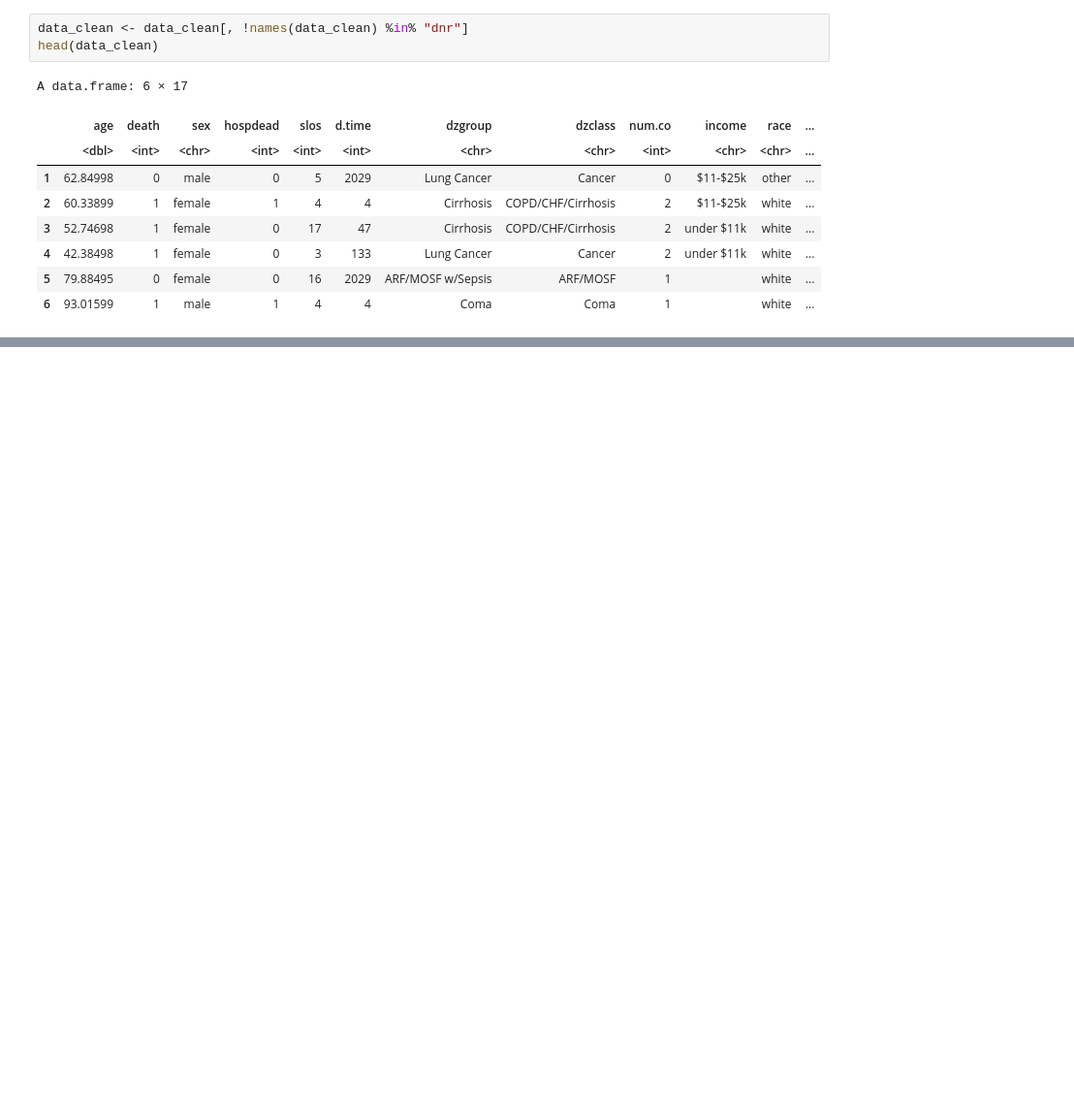
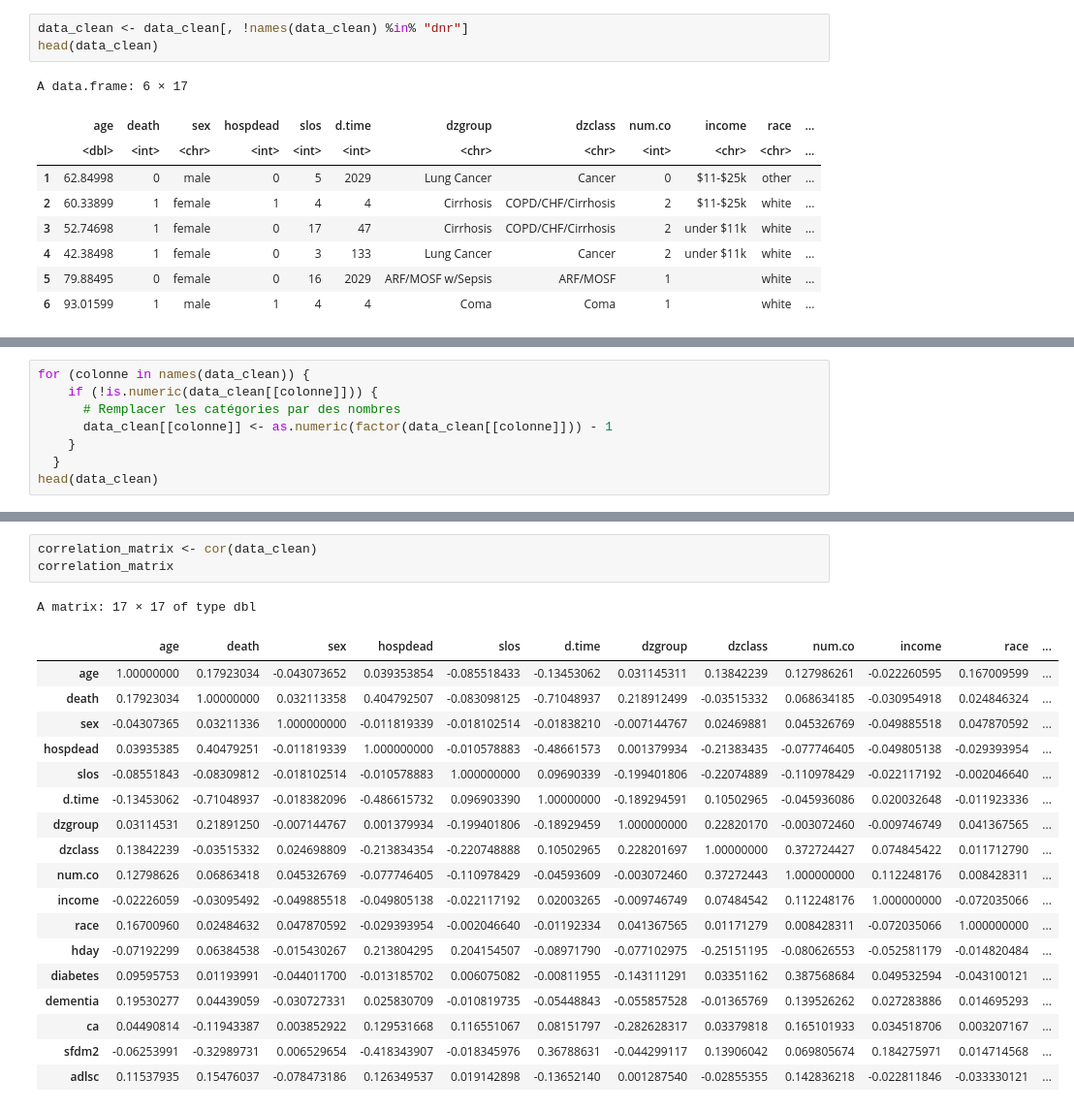
Before and after one commit to ClemouDouard/merr_project, a Jupyter notebook: src/notebook.ipynb, the cells around one changed output, grey strips where cells are left out. Shown: that part at 97% size. Saved outputs shown, nothing was run; the diff lists cells and outputs as text; blank space fills up the shorter version.

```diff
--- a/src/notebook.ipynb
+++ b/src/notebook.ipynb
@@ -159,0 +243,8 @@ A data.frame: 6 × 17
+# %%
+for (colonne in names(data_clean)) {
+    if (!is.numeric(data_clean[[colonne]])) {
+      # Remplacer les catégories par des nombres
+      data_clean[[colonne]] <- as.numeric(factor(data_clean[[colonne]])) - 1
+    }
+  }
+head(data_clean)
@@ -159,0 +284,23 @@ A data.frame: 6 × 17
+# %%
+correlation_matrix <- cor(data_clean)
+correlation_matrix
+# %% [output]
+A matrix: 17 × 17 of type dbl
+|  | age | death | sex | hospdead | slos | d.time | dzgroup | dzclass | num.co | income | race | ... |
+| age | 1.00000000 | 0.17923034 | -0.043073652 | 0.039353854 | -0.085518433 | -0.13453062 | 0.031145311 | 0.13842239 | 0.127986261 | -0.022260595 | 0.167009599 | ... |
+| death | 0.17923034 | 1.00000000 | 0.032113358 | 0.404792507 | -0.083098125 | -0.71048937 | 0.218912499 | -0.03515332 | 0.068634185 | -0.030954918 | 0.024846324 | ... |
+| sex | -0.04307365 | 0.03211336 | 1.000000000 | -0.011819339 | -0.018102514 | -0.01838210 | -0.007144767 | 0.02469881 | 0.045326769 | -0.049885518 | 0.047870592 | ... |
+| hospdead | 0.03935385 | 0.40479251 | -0.011819339 | 1.000000000 | -0.010578883 | -0.48661573 | 0.001379934 | -0.21383435 | -0.077746405 | -0.049805138 | -0.029393954 | ... |
+| slos | -0.08551843 | -0.08309812 | -0.018102514 | -0.010578883 | 1.000000000 | 0.09690339 | -0.199401806 | -0.22074889 | -0.110978429 | -0.022117192 | -0.002046640 | ... |
+| d.time | -0.13453062 | -0.71048937 | -0.018382096 | -0.486615732 | 0.096903390 | 1.00000000 | -0.189294591 | 0.10502965 | -0.045936086 | 0.020032648 | -0.011923336 | ... |
+| dzgroup | 0.03114531 | 0.21891250 | -0.007144767 | 0.001379934 | -0.199401806 | -0.18929459 | 1.000000000 | 0.22820170 | -0.003072460 | -0.009746749 | 0.041367565 | ... |
+| dzclass | 0.13842239 | -0.03515332 | 0.024698809 | -0.213834354 | -0.220748888 | 0.10502965 | 0.228201697 | 1.00000000 | 0.372724427 | 0.074845422 | 0.011712790 | ... |
+| num.co | 0.12798626 | 0.06863418 | 0.045326769 | -0.077746405 | -0.110978429 | -0.04593609 | -0.003072460 | 0.37272443 | 1.000000000 | 0.112248176 | 0.008428311 | ... |
+| income | -0.02226059 | -0.03095492 | -0.049885518 | -0.049805138 | -0.022117192 | 0.02003265 | -0.009746749 | 0.07484542 | 0.112248176 | 1.000000000 | -0.072035066 | ... |
+| race | 0.16700960 | 0.02484632 | 0.047870592 | -0.029393954 | -0.002046640 | -0.01192334 | 0.041367565 | 0.01171279 | 0.008428311 | -0.072035066 | 1.000000000 | ... |
+| hday | -0.07192299 | 0.06384538 | -0.015430267 | 0.213804295 | 0.204154507 | -0.08971790 | -0.077102975 | -0.25151195 | -0.080626553 | -0.052581179 | -0.014820484 | ... |
+| diabetes | 0.09595753 | 0.01193991 | -0.044011700 | -0.013185702 | 0.006075082 | -0.00811955 | -0.143111291 | 0.03351162 | 0.387568684 | 0.049532594 | -0.043100121 | ... |
+| dementia | 0.19530277 | 0.04439059 | -0.030727331 | 0.025830709 | -0.010819735 | -0.05448843 | -0.055857528 | -0.01365769 | 0.139526262 | 0.027283886 | 0.014695293 | ... |
+| ca | 0.04490814 | -0.11943387 | 0.003852922 | 0.129531668 | 0.116551067 | 0.08151797 | -0.282628317 | 0.03379818 | 0.165101933 | 0.034518706 | 0.003207167 | ... |
+| sfdm2 | -0.06253991 | -0.32989731 | 0.006529654 | -0.418343907 | -0.018345976 | 0.36788631 | -0.044299117 | 0.13906042 | 0.069805674 | 0.184275971 | 0.014714568 | ... |
+| adlsc | 0.11537935 | 0.15476037 | -0.078473186 | 0.126349537 | 0.019142898 | -0.13652140 | 0.001287540 | -0.02855355 | 0.142836218 | -0.022811846 | -0.033330121 | ... |
```
Also changed, not shown: parts of 13 cells of this notebook.
